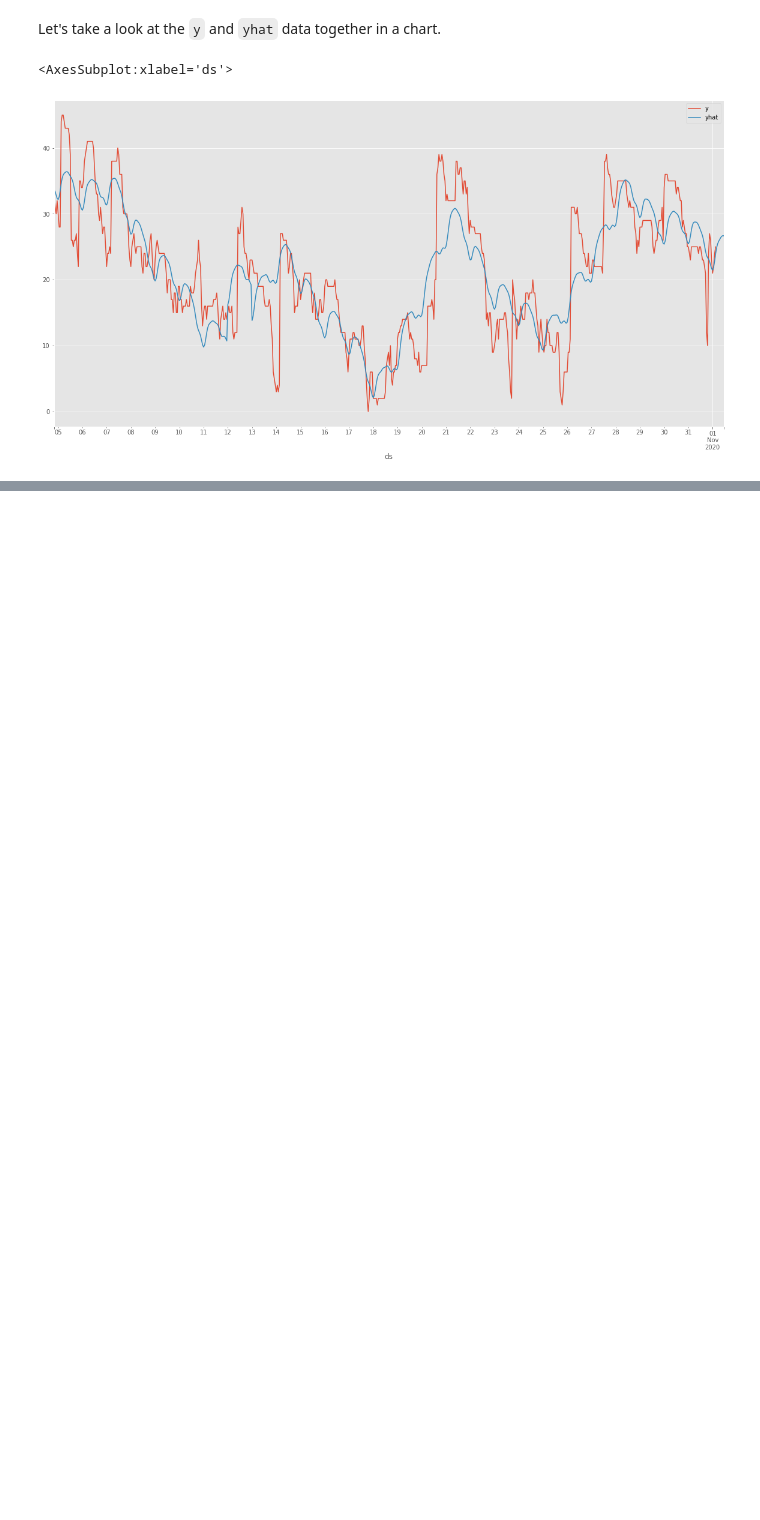
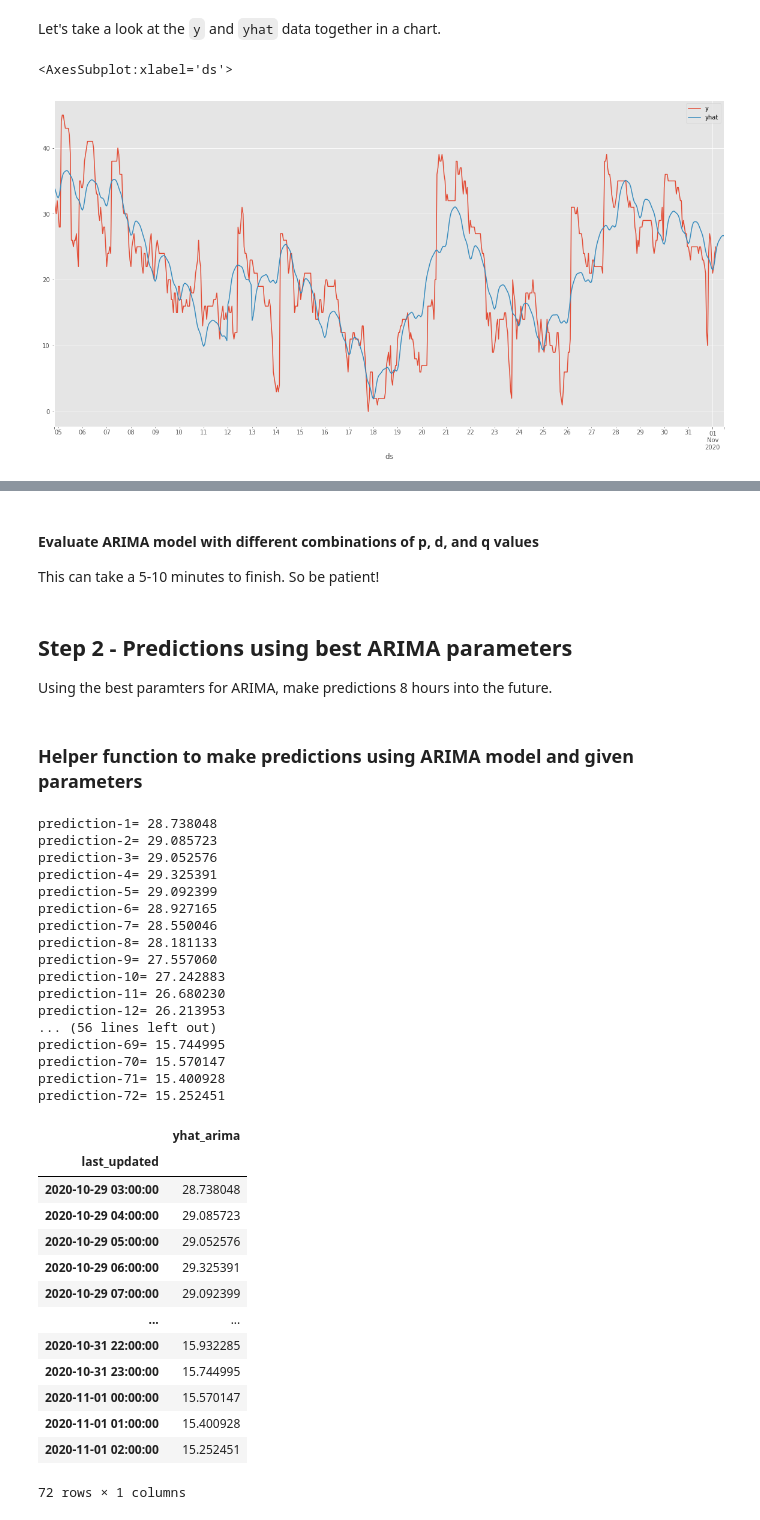
Before and after one commit to alechfho/timeseries-lab, a Jupyter notebook: fbprophet_bike_share.ipynb, the cells around one changed output, grey strips where cells are left out. Saved outputs shown, nothing was run; the diff lists cells and outputs as text; code cells hidden in the pictures; blank space fills up the shorter version.

```diff
--- a/fbprophet_bike_share.ipynb
+++ b/fbprophet_bike_share.ipynb
@@ -327,0 +449,3 @@ viz_df[['y', 'yhat']].plot()
+# %% [markdown]
+#### Evaluate ARIMA model with different combinations of p, d, and q values
+This can take a 5-10 minutes to finish. So be patient!
@@ -327,0 +458,5 @@ viz_df[['y', 'yhat']].plot()
+# %% [markdown]
+## Step 2 - Predictions using best ARIMA parameters
+Using the best paramters for ARIMA, make predictions 8 hours into the future.
+# %% [markdown]
+### Helper function to make predictions using ARIMA model and given parameters
@@ -327,0 +476,42 @@ viz_df[['y', 'yhat']].plot()
+# %%
+# EXERCISE: Update arima_order to different values of p,d,q and make predictions
+# Also rerun Step 3 code in the next section to replot using the latest predictions
+arima_order = (29, 2, 0)
+
+arima_predictions = make_predictions(arima_train, arima_order, prediction_set_size)
+arima_predictions_date_range = pd.date_range(arima_train.last_valid_index(), periods=prediction_set_size, freq='H')
+arima_predictions_df = pd.DataFrame({'last_updated': arima_predictions_date_range, 'yhat_arima':arima_predictions})
+arima_predictions_df = arima_predictions_df.set_index('last_updated')
+arima_predictions_df
+# %% [output]
+prediction-1= 28.738048
+prediction-2= 29.085723
+prediction-3= 29.052576
+prediction-4= 29.325391
+prediction-5= 29.092399
+prediction-6= 28.927165
+prediction-7= 28.550046
+prediction-8= 28.181133
+prediction-9= 27.557060
+prediction-10= 27.242883
+prediction-11= 26.680230
+prediction-12= 26.213953
+... (56 lines left out)
+prediction-69= 15.744995
+prediction-70= 15.570147
+prediction-71= 15.400928
+prediction-72= 15.252451
+|  | yhat_arima |
+| last_updated |  |
+| 2020-10-29 03:00:00 | 28.738048 |
+| 2020-10-29 04:00:00 | 29.085723 |
+| 2020-10-29 05:00:00 | 29.052576 |
+| 2020-10-29 06:00:00 | 29.325391 |
+| 2020-10-29 07:00:00 | 29.092399 |
+| ... | ... |
+| 2020-10-31 22:00:00 | 15.932285 |
+| 2020-10-31 23:00:00 | 15.744995 |
+| 2020-11-01 00:00:00 | 15.570147 |
+| 2020-11-01 01:00:00 | 15.400928 |
+| 2020-11-01 02:00:00 | 15.252451 |
+72 rows × 1 columns
```
Also changed, not shown: parts of 23 cells of this notebook, 4 other files.
